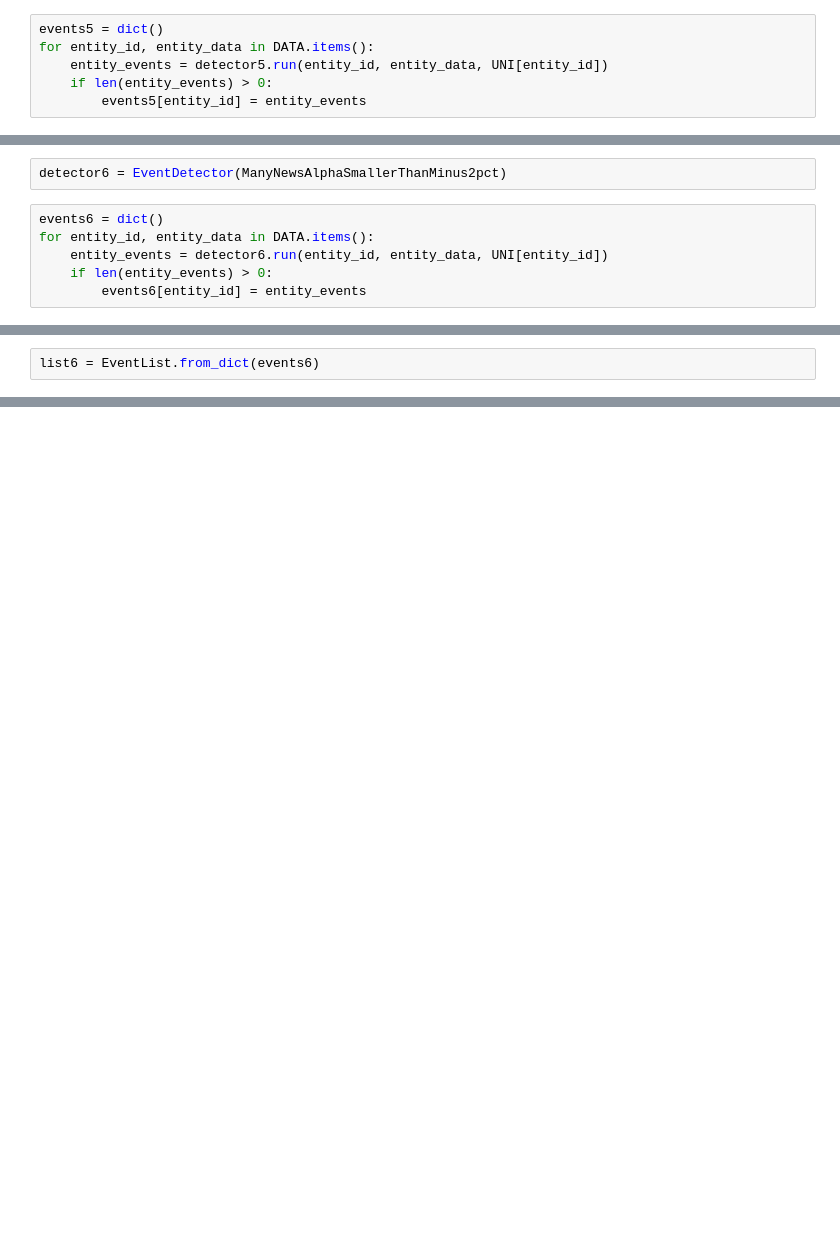
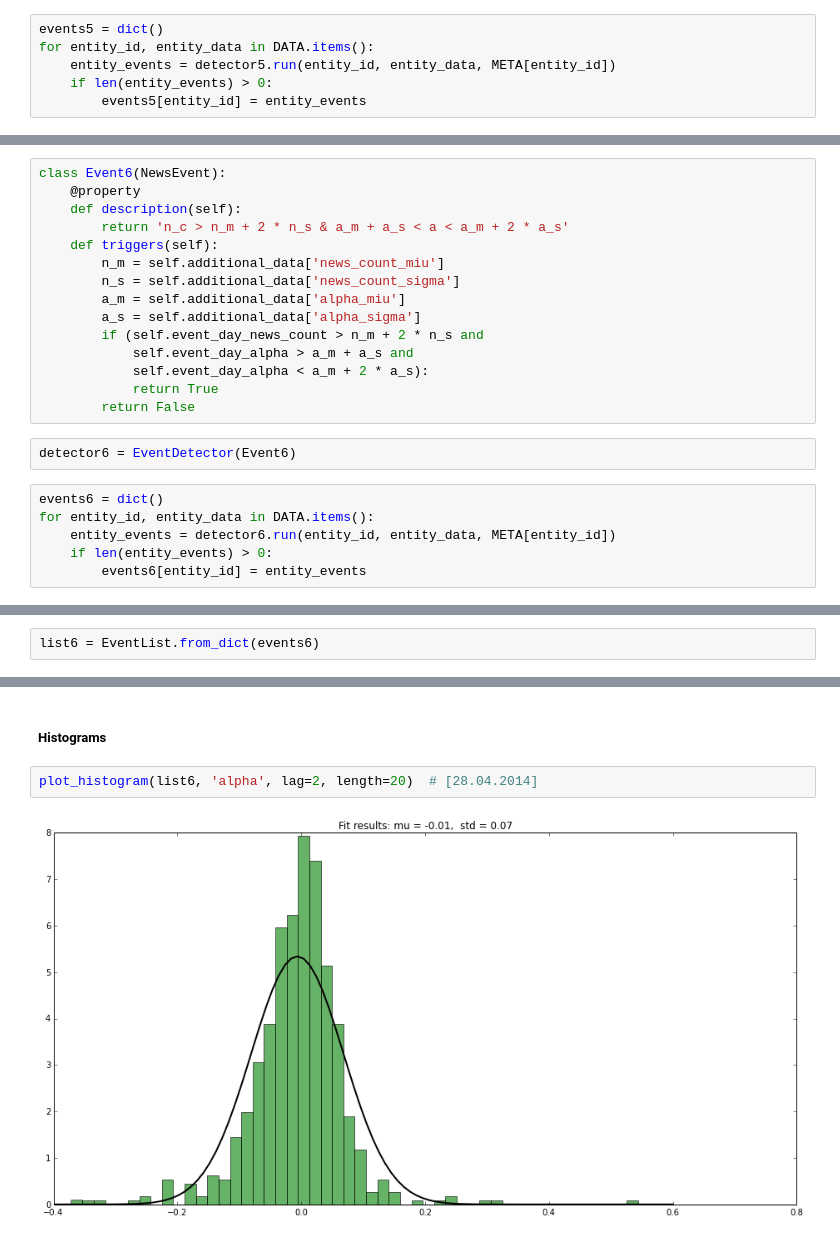
Before and after one commit to matwrob/blvresearch, a Jupyter notebook: cases/bad_news/0002 - basic events for CH, DE, FR, GB [08.04.2014].ipynb, the cells around one changed output, grey strips where cells are left out. Drawn from its saved outputs; the diff is of its cells as text; blank space fills up the shorter version.

```diff
--- a/cases/bad_news/0002 - basic events for CH, DE, FR, GB [08.04.2014].ipynb
+++ b/cases/bad_news/0002 - basic events for CH, DE, FR, GB [08.04.2014].ipynb
@@ -215,7 +484,7 @@ detector5 = EventDetector(NoNewsAlphaGreaterThanMiuPlus2Sigmas)
 # %%
 events5 = dict()
 for entity_id, entity_data in DATA.items():
-    entity_events = detector5.run(entity_id, entity_data, UNI[entity_id])
+    entity_events = detector5.run(entity_id, entity_data, META[entity_id])
     if len(entity_events) > 0:
         events5[entity_id] = entity_events
 # %%
@@ -248,9 +540,24 @@ class ManyNewsAlphaSmallerThanMinus2pct(NewsEvent):
+# %%
+class Event6(NewsEvent):
+    @property
+    def description(self):
+        return 'n_c > n_m + 2 * n_s & a_m + a_s < a < a_m + 2 * a_s'
+    def triggers(self):
+        n_m = self.additional_data['news_count_miu']
+        n_s = self.additional_data['news_count_sigma']
+        a_m = self.additional_data['alpha_miu']
+        a_s = self.additional_data['alpha_sigma']
+        if (self.event_day_news_count > n_m + 2 * n_s and
+            self.event_day_alpha > a_m + a_s and
+            self.event_day_alpha < a_m + 2 * a_s):
+            return True
+        return False
 # %%
-detector6 = EventDetector(ManyNewsAlphaSmallerThanMinus2pct)
+detector6 = EventDetector(Event6)
 # %%
 events6 = dict()
 for entity_id, entity_data in DATA.items():
-    entity_events = detector6.run(entity_id, entity_data, UNI[entity_id])
+    entity_events = detector6.run(entity_id, entity_data, META[entity_id])
     if len(entity_events) > 0:
         events6[entity_id] = entity_events
 # %%
@@ -394,0 +596,6 @@ Mean: -0.00511838352603
+# %% [markdown]
+##### Histograms
+# %%
+plot_histogram(list6, 'alpha', lag=2, length=20)  # [28.04.2014]
+# %% [output]
+[figure, added]
```
Also changed, not shown: parts of 146 cells of this notebook.
